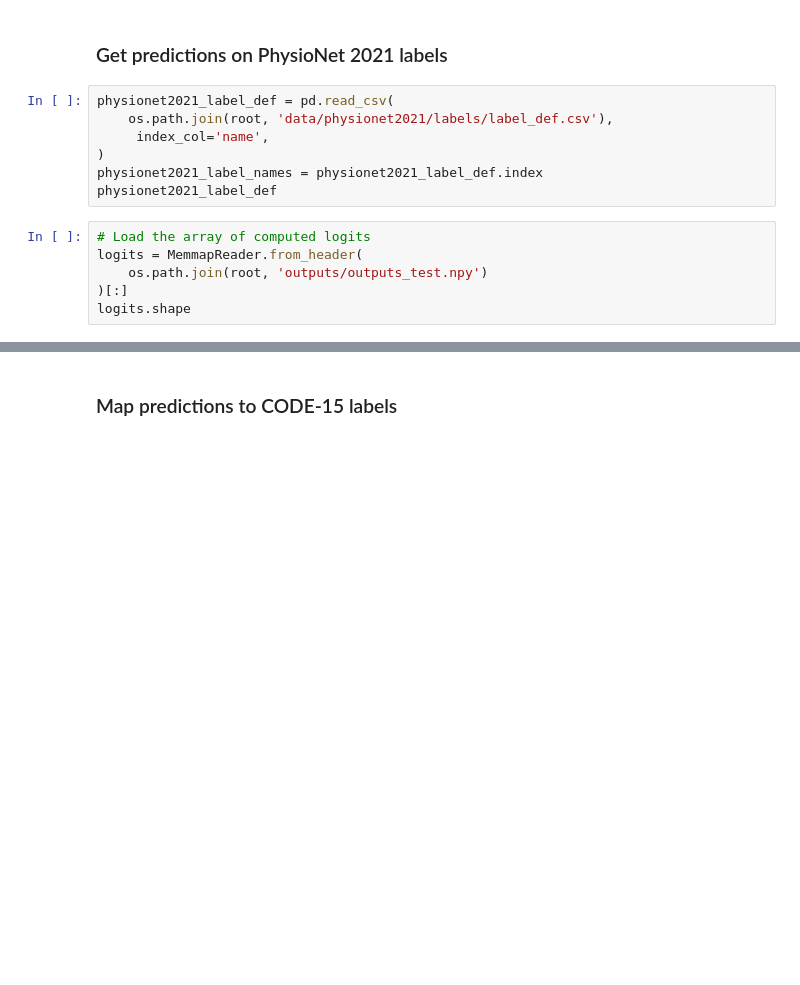
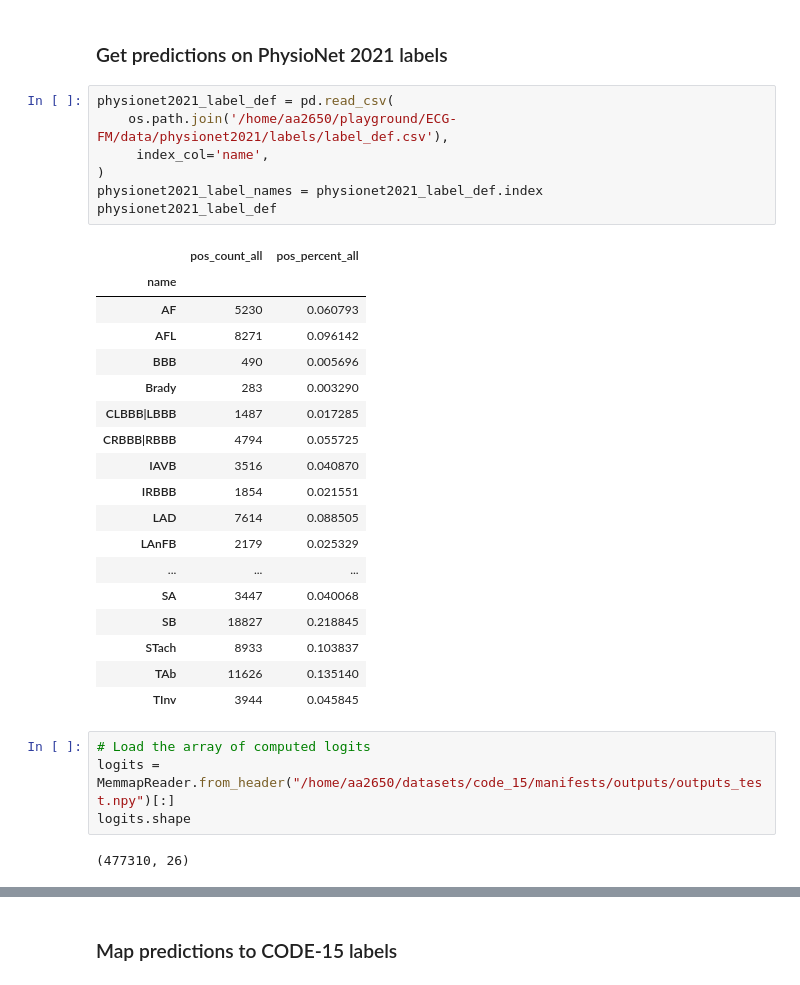
Before and after one commit to andresalvarezolmo/ECG-FM, a Jupyter notebook: notebooks/inference_CODE15.ipynb, the cells around one changed output, grey strips where cells are left out. Drawn from its saved outputs; the diff is of its cells as text; blank space fills up the shorter version.

Commit message:
Fixed pipeline for Inference and metric calculation on Code-15 using ECG finetuned model on Physionet2021

```diff
--- a/notebooks/inference_CODE15.ipynb
+++ b/notebooks/inference_CODE15.ipynb
@@ -125,17 +190,36 @@ The logits are ordered same as the samples in the manifest and labels in the lab
 ### Get predictions on PhysioNet 2021 labels
 # %%
 physionet2021_label_def = pd.read_csv(
-    os.path.join(root, 'data/physionet2021/labels/label_def.csv'),
+    os.path.join('/home/aa2650/playground/ECG-FM/data/physionet2021/labels/label_def.csv'),
      index_col='name',
 )
 physionet2021_label_names = physionet2021_label_def.index
 physionet2021_label_def
+# %% [output]
+|  | pos_count_all | pos_percent_all |
+| name |  |  |
+| AF | 5230 | 0.060793 |
+| AFL | 8271 | 0.096142 |
+| BBB | 490 | 0.005696 |
+| Brady | 283 | 0.003290 |
+| CLBBB|LBBB | 1487 | 0.017285 |
+| CRBBB|RBBB | 4794 | 0.055725 |
+| IAVB | 3516 | 0.040870 |
+| IRBBB | 1854 | 0.021551 |
+| LAD | 7614 | 0.088505 |
+| LAnFB | 2179 | 0.025329 |
+| ... | ... | ... |
+| SA | 3447 | 0.040068 |
+| SB | 18827 | 0.218845 |
+| STach | 8933 | 0.103837 |
+| TAb | 11626 | 0.135140 |
+| TInv | 3944 | 0.045845 |
 # %%
 # Load the array of computed logits
-logits = MemmapReader.from_header(
-    os.path.join(root, 'outputs/outputs_test.npy')
-)[:]
+logits = MemmapReader.from_header("/home/aa2650/datasets/code_15/manifests/outputs/outputs_test.npy")[:]
 logits.shape
+# %% [output]
+(477310, 26)
 # %%
 # Construct predictions from logits
 pred = pd.DataFrame(
```
Also changed, not shown: parts of 22 cells of this notebook.
